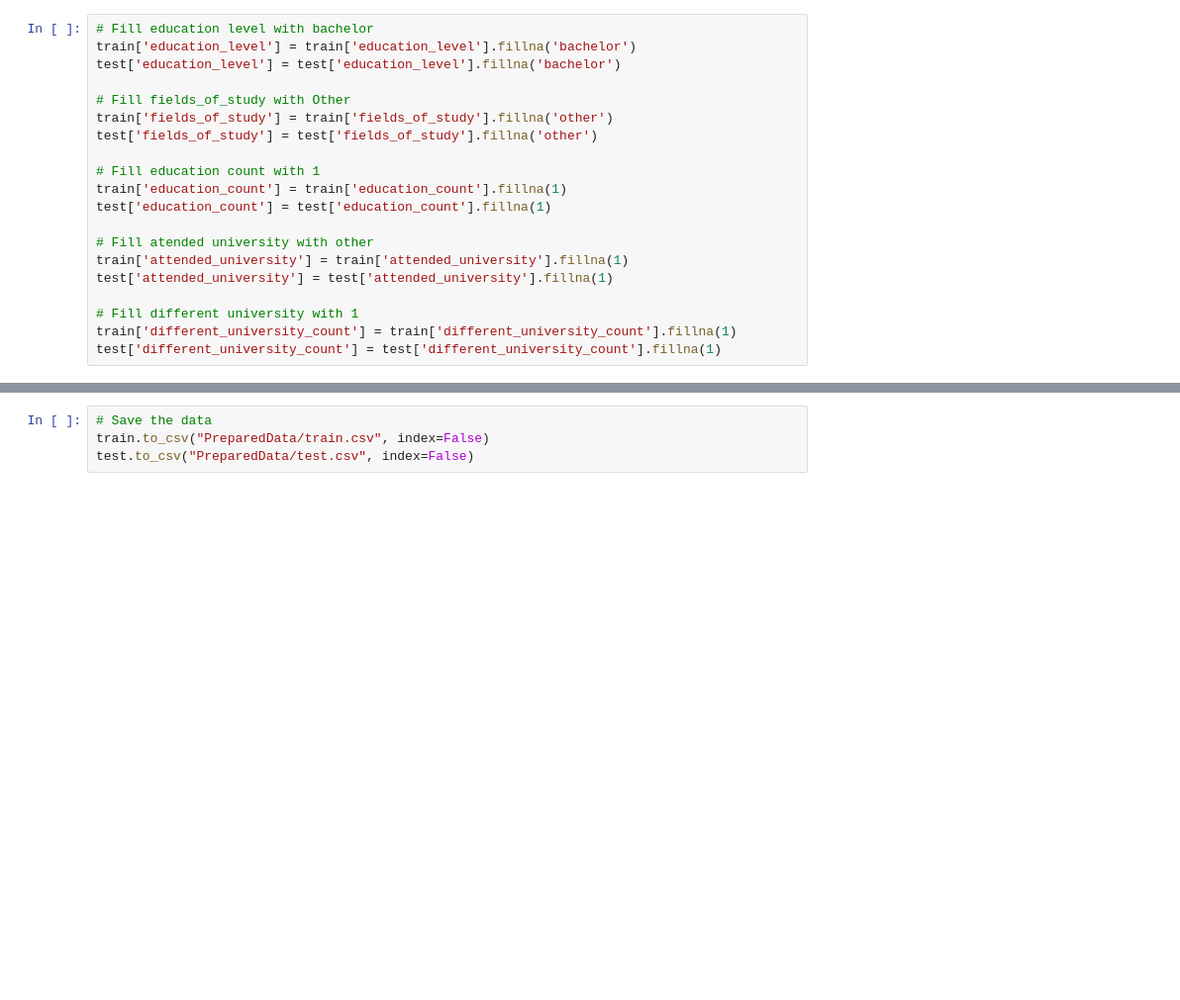
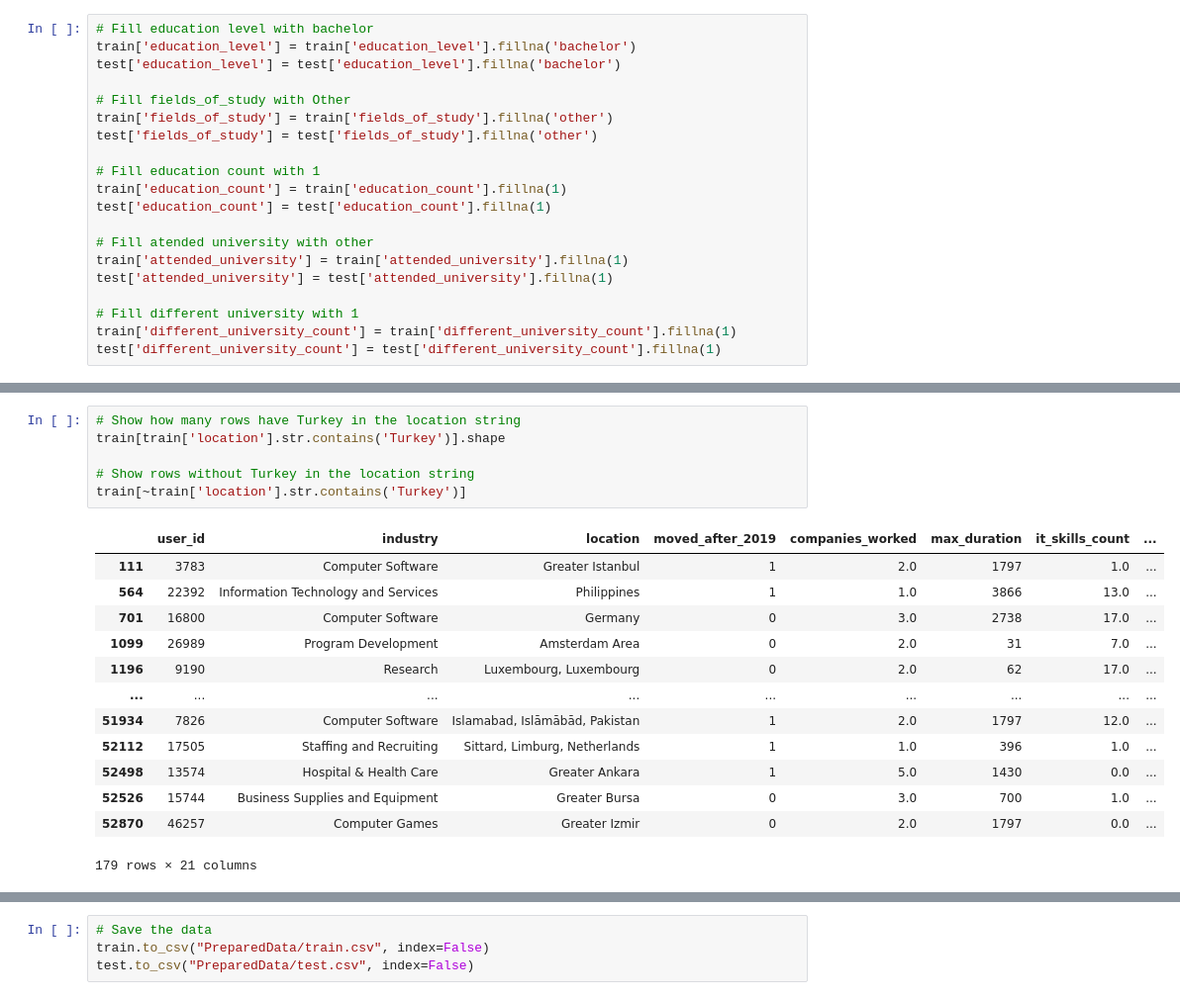
Before and after one commit to feyzijan/GarantiDatathon, a Jupyter notebook: prep_input.ipynb, the cells around one changed output, grey strips where cells are left out. Shown: that part at 99% size. Cells and saved outputs as stored; diff of their text form; blank space fills up the shorter version.

```diff
--- a/prep_input.ipynb
+++ b/prep_input.ipynb
@@ -357,0 +392,20 @@ dtype: int64
+# %%
+# Show how many rows have Turkey in the location string
+train[train['location'].str.contains('Turkey')].shape
+
+# Show rows without Turkey in the location string
+train[~train['location'].str.contains('Turkey')]
+# %% [output]
+|  | user_id | industry | location | moved_after_2019 | companies_worked | max_duration | it_skills_count | ... |
+| 111 | 3783 | Computer Software | Greater Istanbul | 1 | 2.0 | 1797 | 1.0 | ... |
+| 564 | 22392 | Information Technology and Services | Philippines | 1 | 1.0 | 3866 | 13.0 | ... |
+| 701 | 16800 | Computer Software | Germany | 0 | 3.0 | 2738 | 17.0 | ... |
+| 1099 | 26989 | Program Development | Amsterdam Area | 0 | 2.0 | 31 | 7.0 | ... |
+| 1196 | 9190 | Research | Luxembourg, Luxembourg | 0 | 2.0 | 62 | 17.0 | ... |
+| ... | ... | ... | ... | ... | ... | ... | ... | ... |
+| 51934 | 7826 | Computer Software | Islamabad, Islāmābād, Pakistan | 1 | 2.0 | 1797 | 12.0 | ... |
+| 52112 | 17505 | Staffing and Recruiting | Sittard, Limburg, Netherlands | 1 | 1.0 | 396 | 1.0 | ... |
+| 52498 | 13574 | Hospital & Health Care | Greater Ankara | 1 | 5.0 | 1430 | 0.0 | ... |
+| 52526 | 15744 | Business Supplies and Equipment | Greater Bursa | 0 | 3.0 | 700 | 1.0 | ... |
+| 52870 | 46257 | Computer Games | Greater Izmir | 0 | 2.0 | 1797 | 0.0 | ... |
+179 rows × 21 columns
```
Also changed, not shown: parts of 13 cells of this notebook, 4 other files.
